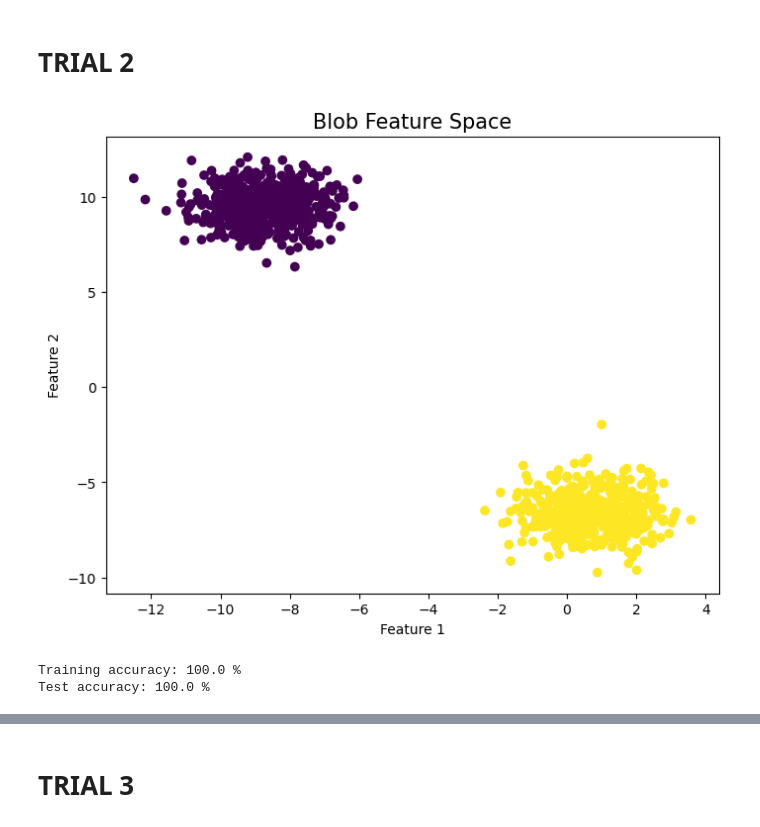
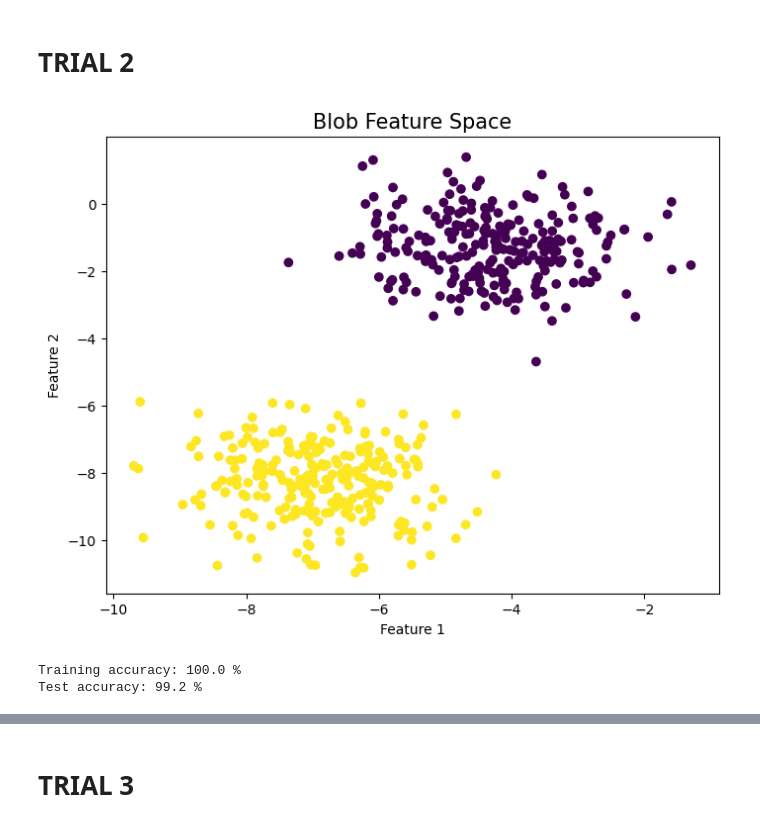
Before and after one commit to amorgus/Computational-Analysis-and-Modeling-in-Physics, a Jupyter notebook: Activity 8 - Perceptron and Logistic Regression/Module8_Hernandez.ipynb, the cells around one changed output, grey strips where cells are left out. Drawn from its saved outputs; the diff is of its cells as text; code cells hidden in the pictures.

```diff
--- a/Activity 8 - Perceptron and Logistic Regression/Module8_Hernandez.ipynb
+++ b/Activity 8 - Perceptron and Logistic Regression/Module8_Hernandez.ipynb
@@ -96,20 +95,20 @@ plt.savefig('/Users/Amogus/Desktop/2nd Semester (2022-2023)/App Physics 157/ACT8
 # **TRIAL 2**
 # %%
 # To simulate a feature space, we create artificial 2D blobs which have 2 features
-# 2 distinct 1000 blob samples are plotted on the feature space
-X, y = make_blobs(n_samples=1000, centers=2)
+# 2 distinct 250 blob samples are plotted on the feature space
+X, y = make_blobs(n_samples=500, centers=2)
 
 # Plot parameters
 plt.figure(figsize=(8,6))
 plt.scatter(X[:,0], X[:,1], c=y)
 plt.title("Blob Feature Space", fontsize=15)
 plt.xlabel("Feature 1")
 plt.ylabel("Feature 2")
 
 plt.savefig('/Users/Amogus/Desktop/2nd Semester (2022-2023)/App Physics 157/ACT8/blobs2.png', dpi = 300, bbox_inches='tight')
 plt.show()
 # %% [output]
-[figure, old version]
+[figure, new version]
 # %%
 # We separate our data into features (X) and labels (y)
 # X_train and y_train are used to train and fit the model
@@ -126,7 +125,7 @@ print("Training accuracy: {} %".format(100 - np.mean(np.abs(y_p_train - y_train)
 print("Test accuracy: {} %".format(100 - np.mean(np.abs(y_p_test - y_test)) * 100))
 # %% [output]
 Training accuracy: 100.0 %
-Test accuracy: 100.0 %
+Test accuracy: 99.2 %
 # %%
 #  Plot the best fit decision hyperplane after training
 plot_hyperplane(X, y, p.weights[1:], p.weights[0])
```
Also changed, not shown: parts of 8 cells of this notebook.
